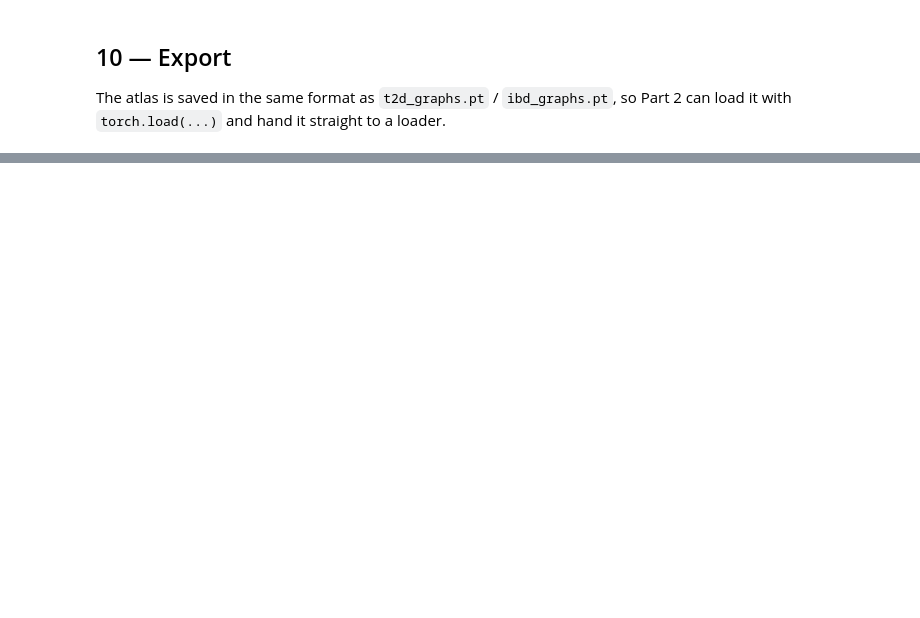
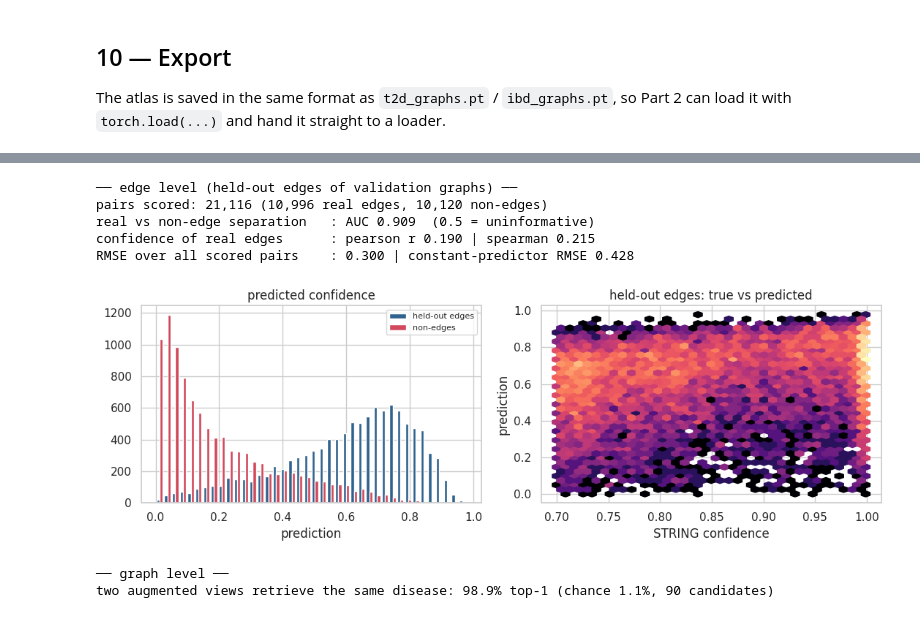
Before and after one commit to Multiomics-Analytics-Group/gea, a Jupyter notebook: docs/tutorial/demo-disgenet.ipynb, the cells around one changed output, grey strips where cells are left out. Drawn from its saved outputs; the diff is of its cells as text; code cells hidden in the pictures; blank space fills up the shorter version.

```diff
--- a/docs/tutorial/demo-disgenet.ipynb
+++ b/docs/tutorial/demo-disgenet.ipynb
@@ -1433,0 +1229,21 @@ the mouse T2D LIONESS graphs.
+# %%
+from sklearn.model_selection import train_test_split
+
+# Split by graph, stratified by disease category. The split is saved with the checkpoint because
+# Part 3 must extract SAE embeddings with the same partition.
+y_cat = np.array([int(g.y) for g in graphs])
+idx = np.arange(len(graphs))
+counts = pd.Series(y_cat).value_counts()
+stratify = y_cat if counts.min() >= 2 else None          # stratify only if every class can be split
+train_idx, val_idx = train_test_split(idx, test_size=VAL_FRAC, random_state=SEED, stratify=stratify)
+
+train_graphs = [graphs[i] for i in train_idx]
+val_graphs   = [graphs[i] for i in val_idx]
+train_loader = DataLoader(train_graphs, batch_size=BATCH_SIZE, shuffle=True)
+val_loader   = DataLoader(val_graphs,   batch_size=BATCH_SIZE, shuffle=False)
+all_loader   = DataLoader(graphs,       batch_size=BATCH_SIZE, shuffle=False)   # for Part 3 / probes
+
+print(f"train {len(train_graphs)} | val {len(val_graphs)} graphs")
+print(pd.DataFrame({"category": [graphs[i].category for i in idx],
+                    "split": np.where(np.isin(idx, train_idx), "train", "val")})
+      .pivot_table(index="category", columns="split", aggfunc=len, fill_value=0).to_string())
@@ -1433,0 +1629,54 @@ the mouse T2D LIONESS graphs.
+# %%
+from scipy.stats import pearsonr, spearmanr
+from sklearn.metrics import roc_auc_score
+
+pred, true, real = val_res["edge_pred"].numpy(), val_res["edge_true"].numpy(), val_res["edge_is_real"].numpy()
+pos = real == 1
+print("── edge level (held-out edges of validation graphs) ──")
+print(f"pairs scored: {len(pred):,} ({int(pos.sum()):,} real edges, {int((~pos).sum()):,} non-edges)")
+print(f"real vs non-edge separation   : AUC {roc_auc_score(real, pred):.3f}  (0.5 = uninformative)")
+print(f"confidence of real edges      : pearson r {pearsonr(pred[pos], true[pos])[0]:.3f} "
+      f"| spearman {spearmanr(pred[pos], true[pos])[0]:.3f}")
+print(f"RMSE over all scored pairs    : {np.sqrt(((pred - true) ** 2).mean()):.3f} "
+      f"| constant-predictor RMSE {np.sqrt(((true.mean() - true) ** 2).mean()):.3f}")
+
+fig, ax = plt.subplots(1, 2, figsize=(11, 3.8))
+ax[0].hist([pred[pos], pred[~pos]], bins=40, label=["held-out edges", "non-edges"],
+           color=["#30638e", "#d1495b"], stacked=False)
+ax[0].set(title="predicted confidence", xlabel="prediction"); ax[0].legend(fontsize=8)
+ax[1].hexbin(true[pos], pred[pos], gridsize=35, cmap="magma", bins="log")
+ax[1].set(title="held-out edges: true vs predicted", xlabel="STRING confidence", ylabel="prediction")
+plt.tight_layout(); plt.show()
+# %% [output]
+── edge level (held-out edges of validation graphs) ──
+pairs scored: 21,116 (10,996 real edges, 10,120 non-edges)
+real vs non-edge separation   : AUC 0.909  (0.5 = uninformative)
+confidence of real edges      : pearson r 0.190 | spearman 0.215
+RMSE over all scored pairs    : 0.300 | constant-predictor RMSE 0.428
+[figure, added]
+# %%
+# ── graph level: are two views of the same disease each other's nearest neighbour? ──
+@torch.no_grad()
+def view_retrieval(loader, repeats=5):
+    model.eval()
+    hits = total = 0
+    for _ in range(repeats):
+        v1, v2 = [], []
+        for batch in loader:
+            batch = batch.to(device)
+            v1.append(encode_view(model, batch, augment(batch)).cpu())
+            v2.append(encode_view(model, batch, augment(batch)).cpu())
+        a = F.normalize(torch.cat(v1), dim=1)
+        b = F.normalize(torch.cat(v2), dim=1)
+        hits += int((a @ b.t()).argmax(dim=1).eq(torch.arange(a.shape[0])).sum())
+        total += a.shape[0]
+    return hits / total
+
+
+acc = view_retrieval(all_loader)
+print("── graph level ──")
+print(f"two augmented views retrieve the same disease: {acc:.1%} top-1 "
+      f"(chance {1 / len(graphs):.1%}, {len(graphs)} candidates)")
+# %% [output]
+── graph level ──
+two augmented views retrieve the same disease: 98.9% top-1 (chance 1.1%, 90 candidates)
```
Also changed, not shown: parts of 53 cells of this notebook.
